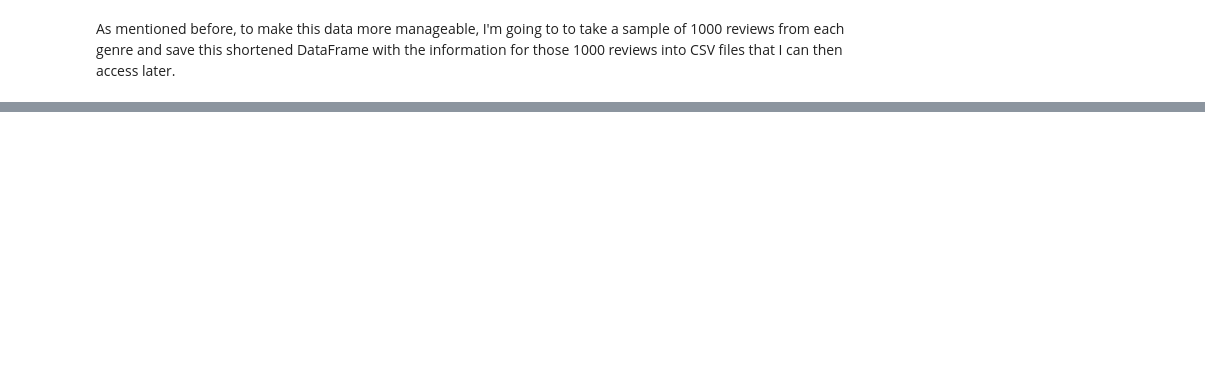
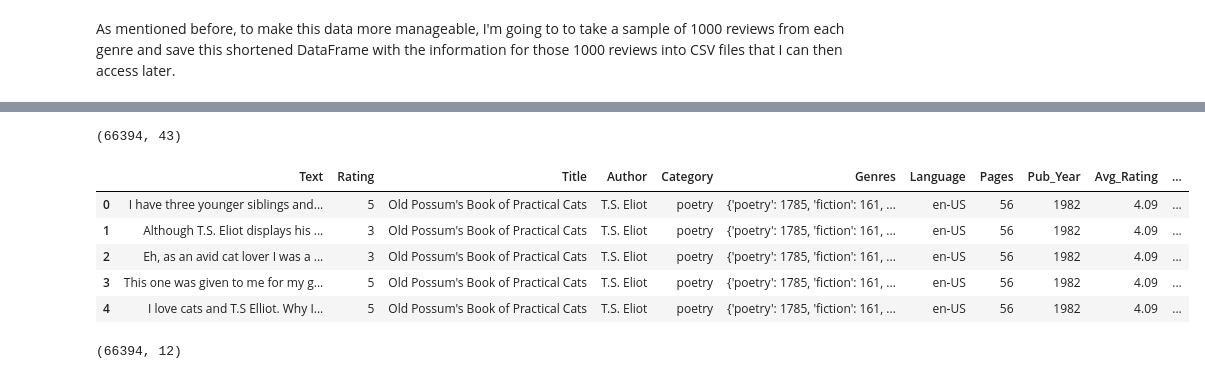
Before and after one commit to Data-Science-for-Linguists-2023/Goodreads-Genre-Reviews-Analysis, a Jupyter notebook: Data_Exploration.ipynb, the cells around one changed output, grey strips where cells are left out. Drawn from its saved outputs; the diff is of its cells as text; code cells hidden in the pictures; blank space fills up the shorter version.

```diff
--- a/Data_Exploration.ipynb
+++ b/Data_Exploration.ipynb
@@ -569,0 +701,3 @@ Name: User_ID, dtype: int64
+# %%
+poetry_authors = list(poetry_df.index.map(lambda x: poetry_df.authors.iloc[x][0]))
+list(poetry_authors[0].values())[0]
@@ -569,0 +706,3 @@ Name: User_ID, dtype: int64
+# %%
+poetry_df['author_id'] = poetry_df.index.map(lambda x: int(list(poetry_authors[x].values())[0]))
+poetry_df.head()
@@ -569,0 +721,2 @@ Name: User_ID, dtype: int64
+# %%
+poetry_df = pd.merge(poetry_df, authors_df)
@@ -569,0 +727,4 @@ Name: User_ID, dtype: int64
+# %%
+english = (poetry_df.language_code == 'eng') | (poetry_df.language_code == 'en-GB') | (poetry_df.language_code == 'en-US') | (poetry_df.language_code == 'en-CA')
+poetry_df = poetry_df[english]
+poetry_df.head()
@@ -569,0 +739,20 @@ Name: User_ID, dtype: int64
+# %%
+poetry_df.shape
+# %% [output]
+(66394, 43)
+# %%
+poetry_short = poetry_df[['user_id', 'rating', 'review_text', 'language_code', 'average_rating', 'num_pages', 'publication_year', 'ratings_count', 'title', 'genres', 'Genre_Tag', 'name']]
+poetry_short.columns = ['User_ID', 'Rating', 'Text', 'Language', 'Avg_Rating', 'Pages', 'Pub_Year', 'Ratings_Count', 'Title', 'Genres', 'Category', 'Author']
+poetry_short = poetry_short[[ 'Text', 'Rating', 'Title', 'Author', 'Category', 'Genres', 'Language', 'Pages', 'Pub_Year', 'Avg_Rating', 'Ratings_Count', 'User_ID']]
+poetry_short.head()
+# %% [output]
+|  | Text | Rating | Title | Author | Category | Genres | Language | Pages | Pub_Year | Avg_Rating | ... |
+| 0 | I have three younger siblings and... | 5 | Old Possum's Book of Practical Cats | T.S. Eliot | poetry | {'poetry': 1785, 'fiction': 161, ... | en-US | 56 | 1982 | 4.09 | ... |
+| 1 | Although T.S. Eliot displays his ... | 3 | Old Possum's Book of Practical Cats | T.S. Eliot | poetry | {'poetry': 1785, 'fiction': 161, ... | en-US | 56 | 1982 | 4.09 | ... |
+| 2 | Eh, as an avid cat lover I was a ... | 3 | Old Possum's Book of Practical Cats | T.S. Eliot | poetry | {'poetry': 1785, 'fiction': 161, ... | en-US | 56 | 1982 | 4.09 | ... |
+| 3 | This one was given to me for my g... | 5 | Old Possum's Book of Practical Cats | T.S. Eliot | poetry | {'poetry': 1785, 'fiction': 161, ... | en-US | 56 | 1982 | 4.09 | ... |
+| 4 | I love cats and T.S Elliot. Why I... | 5 | Old Possum's Book of Practical Cats | T.S. Eliot | poetry | {'poetry': 1785, 'fiction': 161, ... | en-US | 56 | 1982 | 4.09 | ... |
+# %%
+poetry_short.shape
+# %% [output]
+(66394, 12)
```
Also changed, not shown: parts of 30 cells of this notebook.
